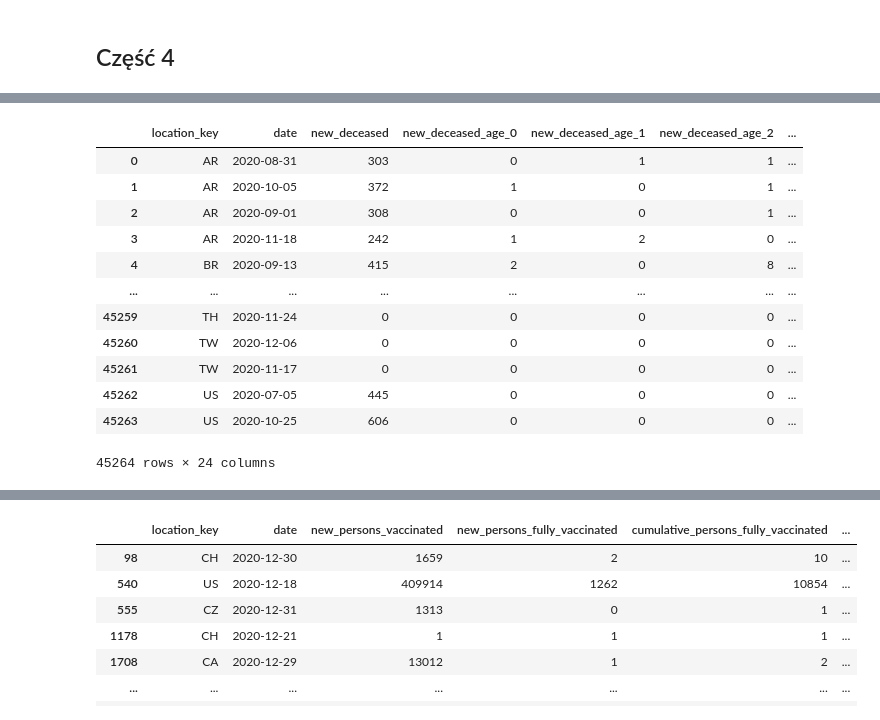
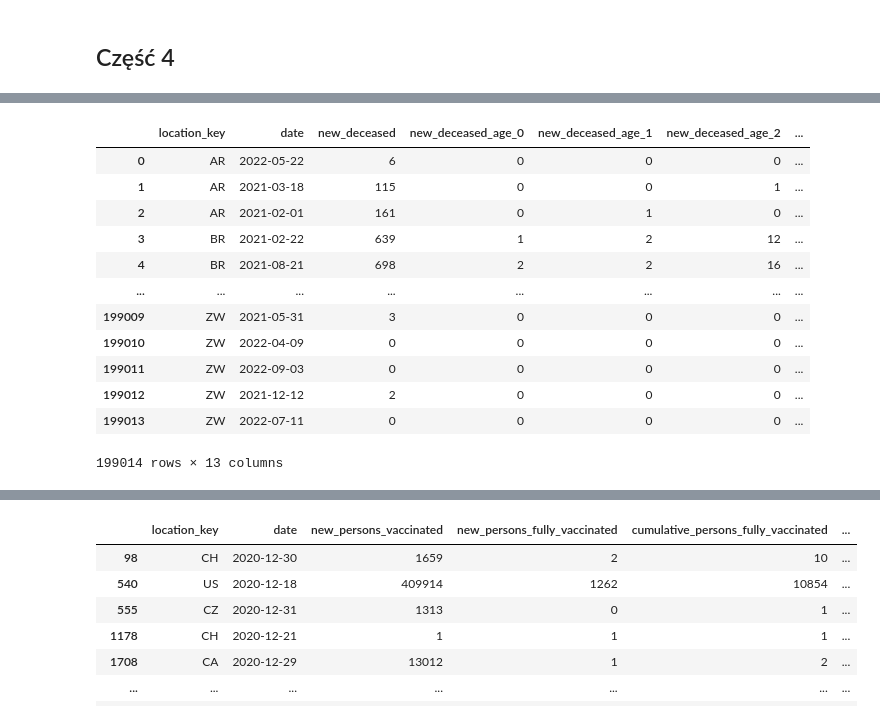
Before and after one commit to piooz/BigData, a Jupyter notebook: zad1/Untitled.ipynb, the cells around one changed output, grey strips where cells are left out. Cells and saved outputs as stored; diff of their text form; code cells hidden in the pictures.

```diff
--- a/zad1/Untitled.ipynb
+++ b/zad1/Untitled.ipynb
@@ -413,57 +439,46 @@ dtype: int64
 # %%
 # 4.3 efekty śmiertelności
 q1 = ("""
 select location_key,
-date,
-new_deceased,
-new_deceased_age_0,
-new_deceased_age_1,
-new_deceased_age_2,
-new_deceased_age_3,
-new_deceased_age_4,
-new_deceased_age_5,
-new_deceased_age_6,
-new_deceased_age_7,
-new_deceased_age_8,
-new_deceased_age_9,
-new_confirmed,
-new_confirmed_age_0,
-new_confirmed_age_1,
-new_confirmed_age_2,
-new_confirmed_age_3,
-new_confirmed_age_4,
-new_confirmed_age_5,
-new_confirmed_age_6,
-new_confirmed_age_7,
-new_confirmed_age_8,
-new_confirmed_age_9,
+    date,
+    new_deceased,
+    new_deceased_age_0,
+    new_deceased_age_1,
+    new_deceased_age_2,
+    new_deceased_age_3,
+    new_deceased_age_4,
+    new_deceased_age_5,
+    new_deceased_age_6,
+    new_deceased_age_7,
+    new_deceased_age_8,
+    new_deceased_age_9,
 
 from `bigquery-public-data.covid19_open_data.covid19_open_data`
 where aggregation_level = 0
-and date between '2020-07-01' and '2020-12-31'
+and date between '2020-07-01' and '2022-09-17'
 """)
 query_job = client.query(q1)
 query_result = query_job.result()
 df = query_result.to_dataframe()
 
 df = df.fillna(0)
 df = df.drop_duplicates()
 df.to_csv("4.3.csv", index=False)
 df
 # %% [output]
 |  | location_key | date | new_deceased | new_deceased_age_0 | new_deceased_age_1 | new_deceased_age_2 | ... |
-| 0 | AR | 2020-08-31 | 303 | 0 | 1 | 1 | ... |
-| 1 | AR | 2020-10-05 | 372 | 1 | 0 | 1 | ... |
-| 2 | AR | 2020-09-01 | 308 | 0 | 0 | 1 | ... |
-| 3 | AR | 2020-11-18 | 242 | 1 | 2 | 0 | ... |
-| 4 | BR | 2020-09-13 | 415 | 2 | 0 | 8 | ... |
+| 0 | AR | 2022-05-22 | 6 | 0 | 0 | 0 | ... |
+| 1 | AR | 2021-03-18 | 115 | 0 | 0 | 1 | ... |
+| 2 | AR | 2021-02-01 | 161 | 0 | 1 | 0 | ... |
+| 3 | BR | 2021-02-22 | 639 | 1 | 2 | 12 | ... |
+| 4 | BR | 2021-08-21 | 698 | 2 | 2 | 16 | ... |
 | ... | ... | ... | ... | ... | ... | ... | ... |
-| 45259 | TH | 2020-11-24 | 0 | 0 | 0 | 0 | ... |
-| 45260 | TW | 2020-12-06 | 0 | 0 | 0 | 0 | ... |
-| 45261 | TW | 2020-11-17 | 0 | 0 | 0 | 0 | ... |
-| 45262 | US | 2020-07-05 | 445 | 0 | 0 | 0 | ... |
-| 45263 | US | 2020-10-25 | 606 | 0 | 0 | 0 | ... |
+| 199009 | ZW | 2021-05-31 | 3 | 0 | 0 | 0 | ... |
+| 199010 | ZW | 2022-04-09 | 0 | 0 | 0 | 0 | ... |
+| 199011 | ZW | 2022-09-03 | 0 | 0 | 0 | 0 | ... |
+| 199012 | ZW | 2021-12-12 | 2 | 0 | 0 | 0 | ... |
+| 199013 | ZW | 2022-07-11 | 0 | 0 | 0 | 0 | ... |
-45264 rows × 24 columns
+199014 rows × 13 columns
 # %%
 # 4.4 trandy szczepień
 q1 = ("""
```
Also changed, not shown: parts of 8 cells of this notebook, 15 other files.
